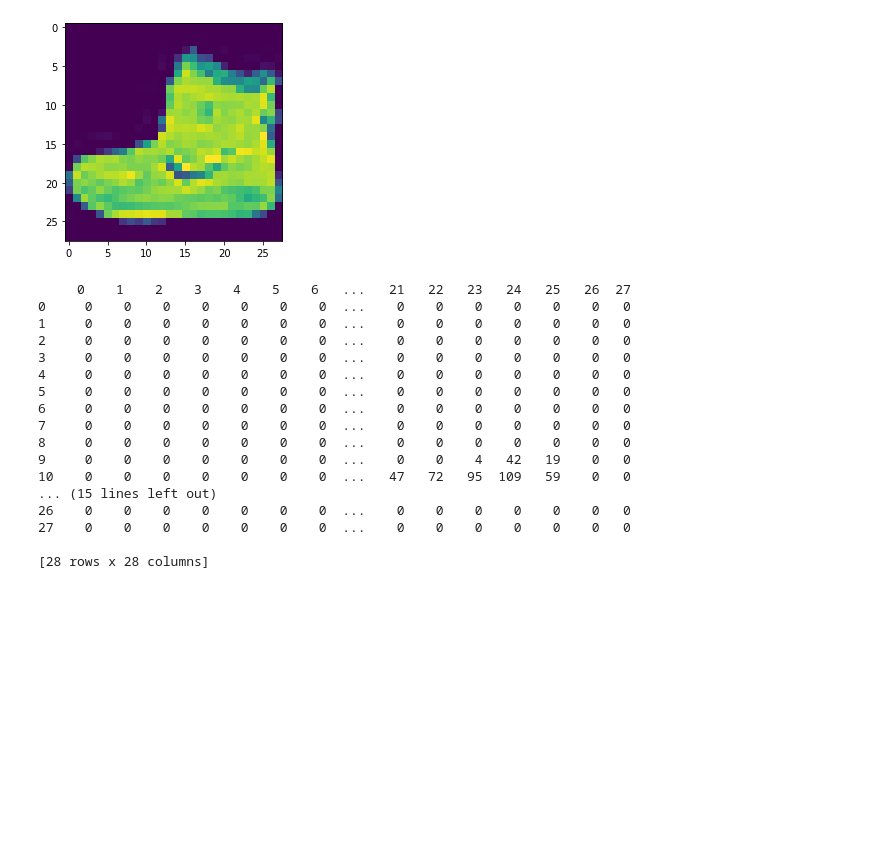
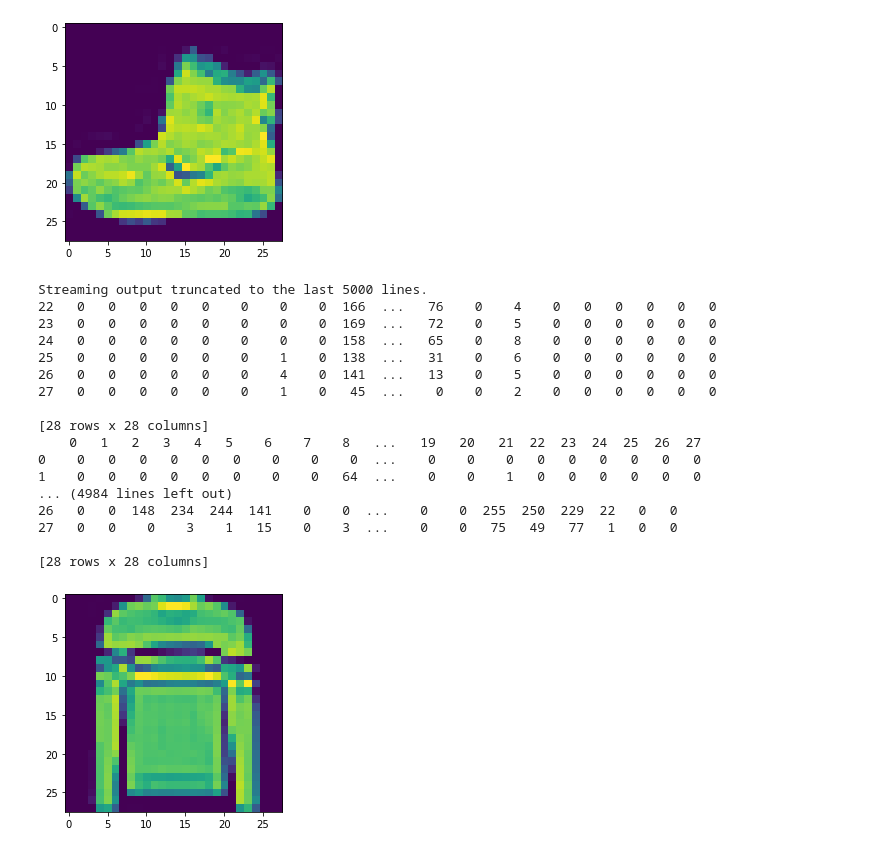
Before and after one commit to ulrikSebastienR/Colab-python-diaries, a Jupyter notebook: fashion_mnist.ipynb, the cells around one changed output. Drawn from its saved outputs; the diff is of its cells as text; code cells hidden in the pictures; blank space fills up the shorter version.

```diff
--- a/fashion_mnist.ipynb
+++ b/fashion_mnist.ipynb
@@ -153,29 +144,38 @@ plt.show()
 [figure]
 # %%
 feature = []
-i = 0
+
 
 for i in range(len(train_images)):
   feature = pd.DataFrame(train_images[i])
   feature.append(feature)
-  i = i + 1
+  print(len(feature))
+
 
 print(feature)
+print(feature.shape)
+print(feature.size)
+print(type(feature))
 # %% [output]
-     0    1    2    3    4    5    6   ...   21   22   23   24   25   26  27
-0     0    0    0    0    0    0    0  ...    0    0    0    0    0    0   0
-1     0    0    0    0    0    0    0  ...    0    0    0    0    0    0   0
-2     0    0    0    0    0    0    0  ...    0    0    0    0    0    0   0
-3     0    0    0    0    0    0    0  ...    0    0    0    0    0    0   0
-4     0    0    0    0    0    0    0  ...    0    0    0    0    0    0   0
-5     0    0    0    0    0    0    0  ...    0    0    0    0    0    0   0
-6     0    0    0    0    0    0    0  ...    0    0    0    0    0    0   0
-7     0    0    0    0    0    0    0  ...    0    0    0    0    0    0   0
-8     0    0    0    0    0    0    0  ...    0    0    0    0    0    0   0
-9     0    0    0    0    0    0    0  ...    0    0    4   42   19    0   0
-10    0    0    0    0    0    0    0  ...   47   72   95  109   59    0   0
-... (15 lines left out)
-26    0    0    0    0    0    0    0  ...    0    0    0    0    0    0   0
-27    0    0    0    0    0    0    0  ...    0    0    0    0    0    0   0
+Streaming output truncated to the last 5000 lines.
+22   0   0   0   0   0    0    0    0  166  ...   76    0    4    0   0   0   0   0   0
+23   0   0   0   0   0    0    0    0  169  ...   72    0    5    0   0   0   0   0   0
+24   0   0   0   0   0    0    0    0  158  ...   65    0    8    0   0   0   0   0   0
+25   0   0   0   0   0    0    1    0  138  ...   31    0    6    0   0   0   0   0   0
+26   0   0   0   0   0    0    4    0  141  ...   13    0    5    0   0   0   0   0   0
+27   0   0   0   0   0    0    1    0   45  ...    0    0    2    0   0   0   0   0   0
 
 [28 rows x 28 columns]
+    0   1   2   3   4   5    6    7    8   ...   19   20   21  22  23  24  25  26  27
+0    0   0   0   0   0   0    0    0    0  ...    0    0    0   0   0   0   0   0   0
+1    0   0   0   0   0   0    0    0   64  ...    0    0    1   0   0   0   0   0   0
+... (4984 lines left out)
+26   0   0  148  234  244  141    0    0  ...    0    0  255  250  229  22   0   0
+27   0   0    0    3    1   15    0    3  ...    0    0   75   49   77   1   0   0
+
+[28 rows x 28 columns]
+# %%
+plt.imshow(feature)
+plt.show()
+# %% [output]
+[figure, added]
```
Also changed, not shown: parts of 1 cell of this notebook.
